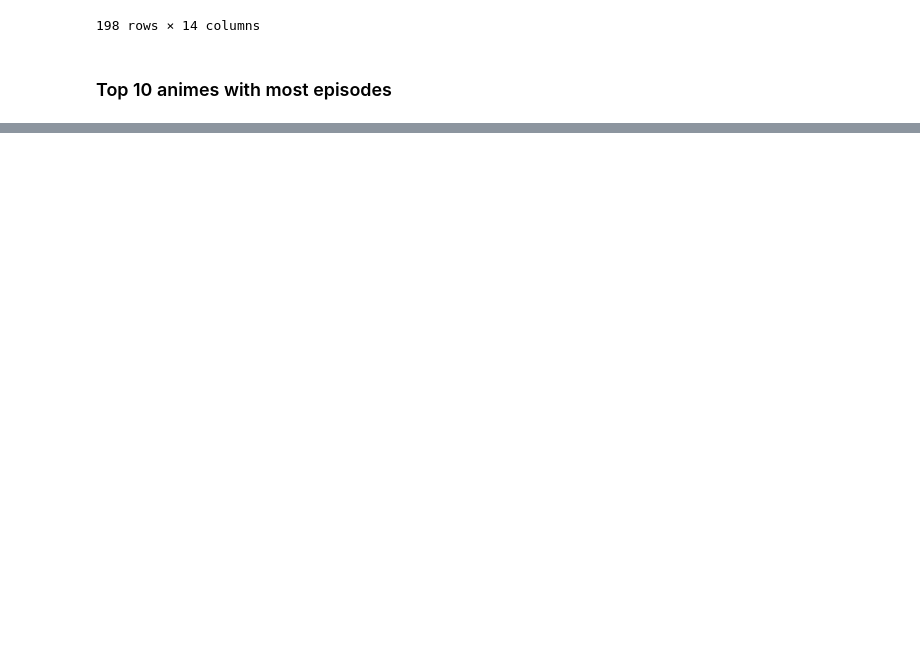
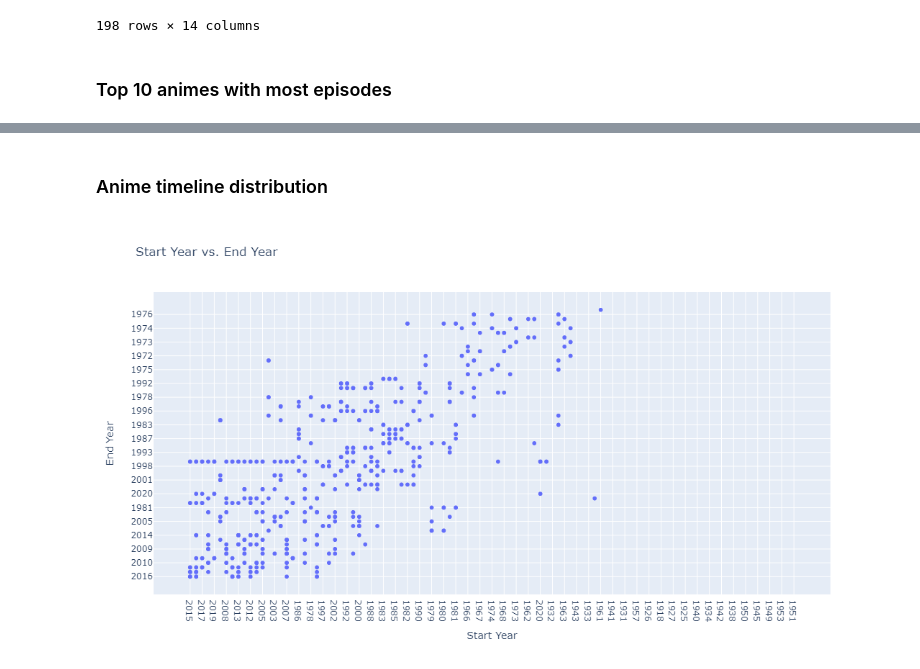
Before and after one commit to Tanay-Dwivedi/Animes-Data-Analysis, a Jupyter notebook: animes_data_analysis.ipynb, the cells around one changed output, grey strips where cells are left out. Saved outputs shown, nothing was run; the diff lists cells and outputs as text; code cells hidden in the pictures; blank space fills up the shorter version.

```diff
--- a/animes_data_analysis.ipynb
+++ b/animes_data_analysis.ipynb
@@ -323,0 +382,11 @@ df.sort_values(by="episodes", ascending=False).head(10)
+# %% [markdown]
+### Anime timeline distribution
+# %%
+fig = px.scatter(df, x='start_year', y='end_year', title='Start Year vs. End Year',
+                 labels={'start_year': 'Start Year', 'end_year': 'End Year'},
+                 hover_data={'title': True, 'ranked': True})
+
+fig.update_layout(width=1000, height=600)
+fig.show()
+# %% [output]
+[figure, added]
```
Also changed, not shown: parts of 10 cells of this notebook.
